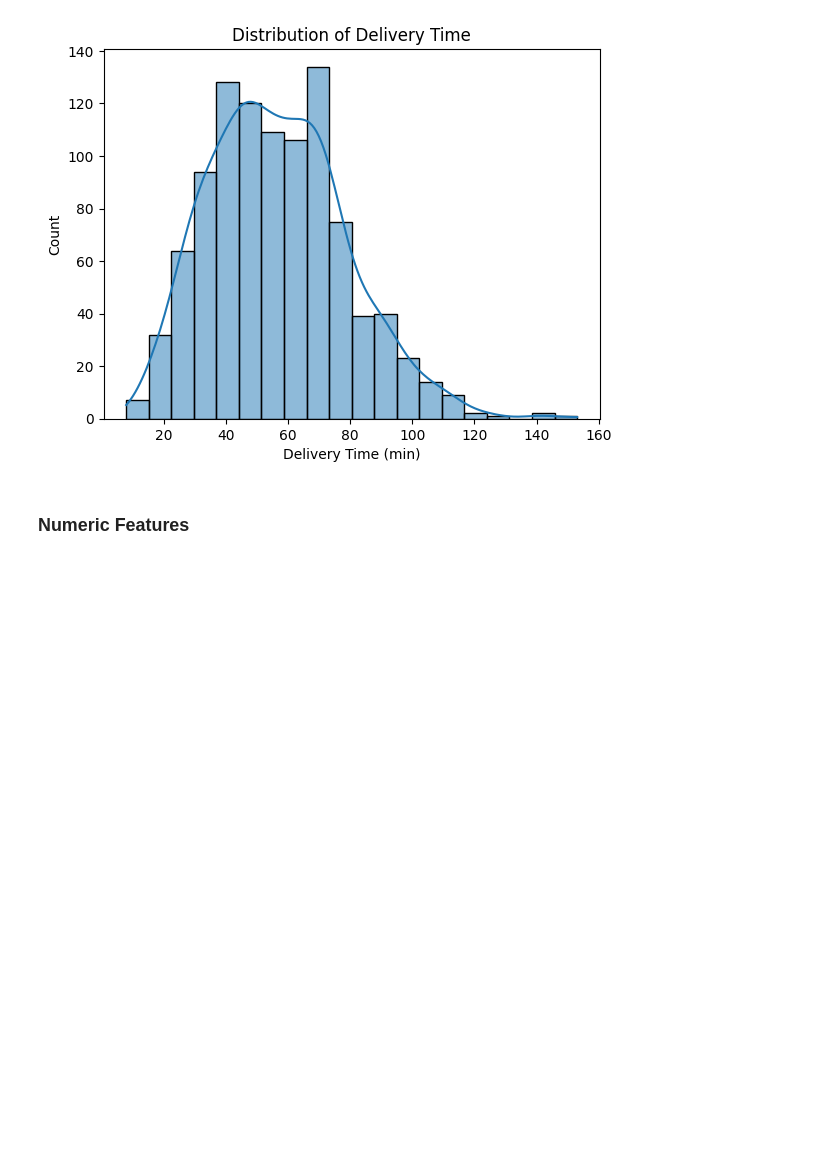
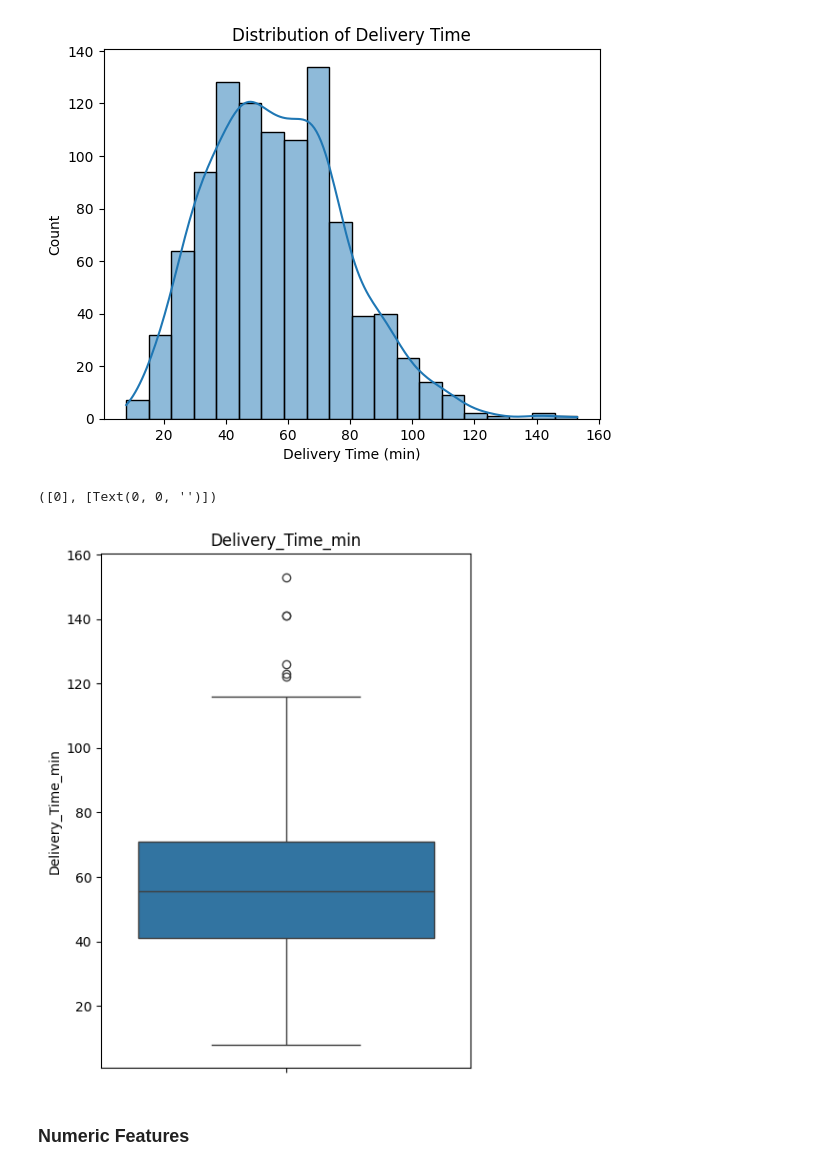
Before and after one commit to jerry-whoami/pg-technical-assessment, a Jupyter notebook: model_pipeline/notebooks/01-eda.ipynb, the cells around one changed output. Drawn from its saved outputs; the diff is of its cells as text; code cells hidden in the pictures; blank space fills up the shorter version.

```diff
--- a/model_pipeline/notebooks/01-eda.ipynb
+++ b/model_pipeline/notebooks/01-eda.ipynb
@@ -139,6 +143,14 @@ plt.title("Distribution of Delivery Time")
 plt.show()
 # %% [output]
 [figure]
+# %%
+plt.figure(figsize=(5,7))
+sns.boxplot(data=df, y=TARGET)
+plt.title(f"Delivery_Time_min")
+plt.xticks(rotation=15)
+# %% [output]
+([0], [Text(0, 0, '')])
+[figure, added]
 # %% [markdown]
 ### Numeric Features
 # %%
```
Also changed, not shown: parts of 1 cell of this notebook, 14 other files.
